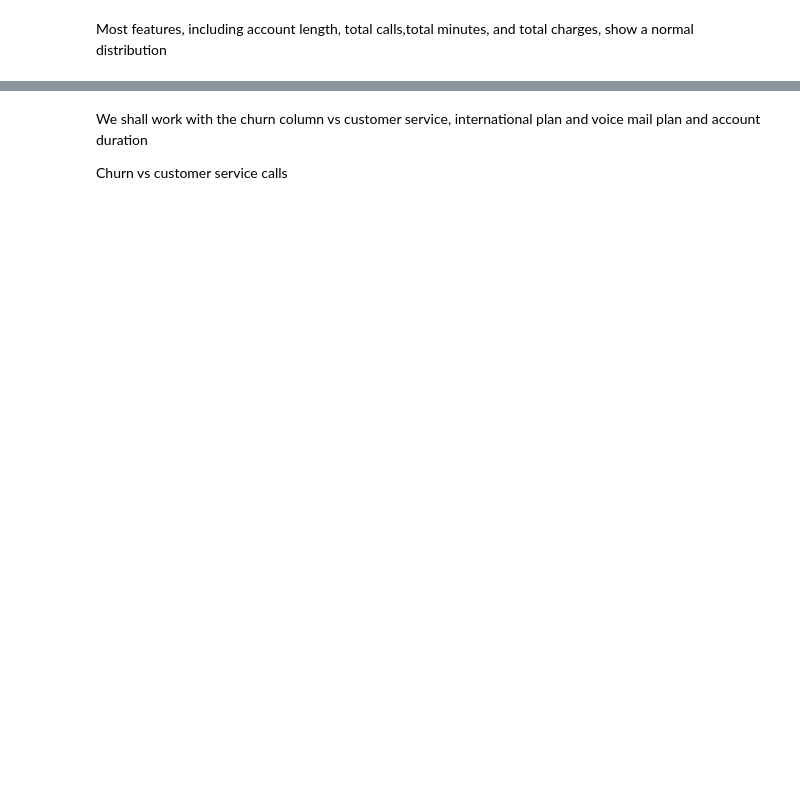
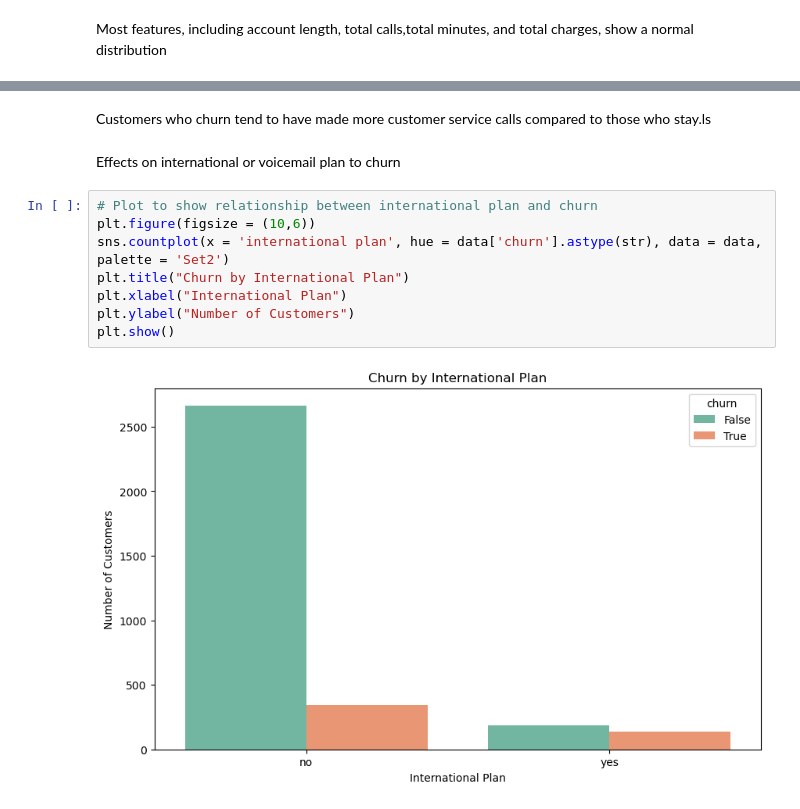
Before and after one commit to Limo-Vincent/Group_9_Phase_3_project, a Jupyter notebook: jupyter_notebook.ipynb, the cells around one changed output, grey strips where cells are left out. Drawn from its saved outputs; the diff is of its cells as text; blank space fills up the shorter version.

```diff
--- a/jupyter_notebook.ipynb
+++ b/jupyter_notebook.ipynb
@@ -310,4 +273,14 @@ plt.show()
-# %% [markdown]
-We shall work with the churn column vs customer service, international plan and voice mail plan and account duration
-
-Churn vs customer service calls
+# %% [markdown]
+Customers who churn tend to have made more customer service calls compared to those who stay.ls
+# %% [markdown]
+Effects on international or voicemail plan to churn
+# %%
+# Plot to show relationship between international plan and churn
+plt.figure(figsize = (10,6))
+sns.countplot(x = 'international plan', hue = data['churn'].astype(str), data = data, palette = 'Set2')
+plt.title("Churn by International Plan")
+plt.xlabel("International Plan")
+plt.ylabel("Number of Customers")
+plt.show()
+# %% [output]
+[figure, added]
```
Also changed, not shown: parts of 33 cells of this notebook.
